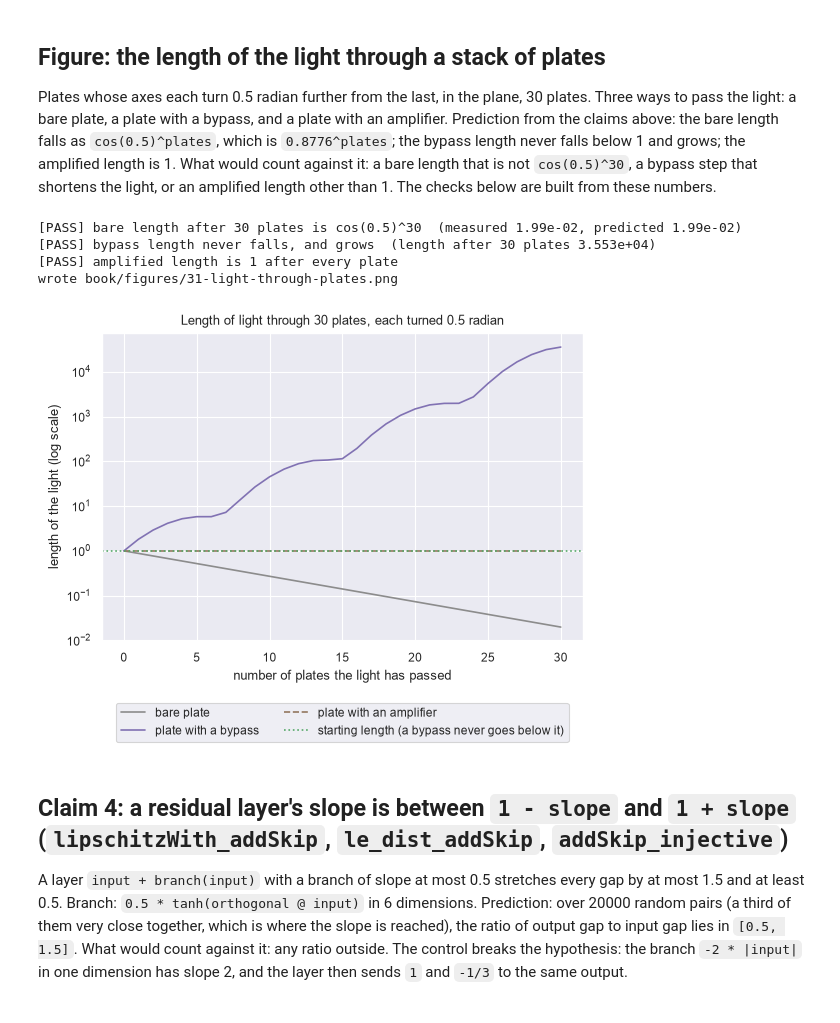
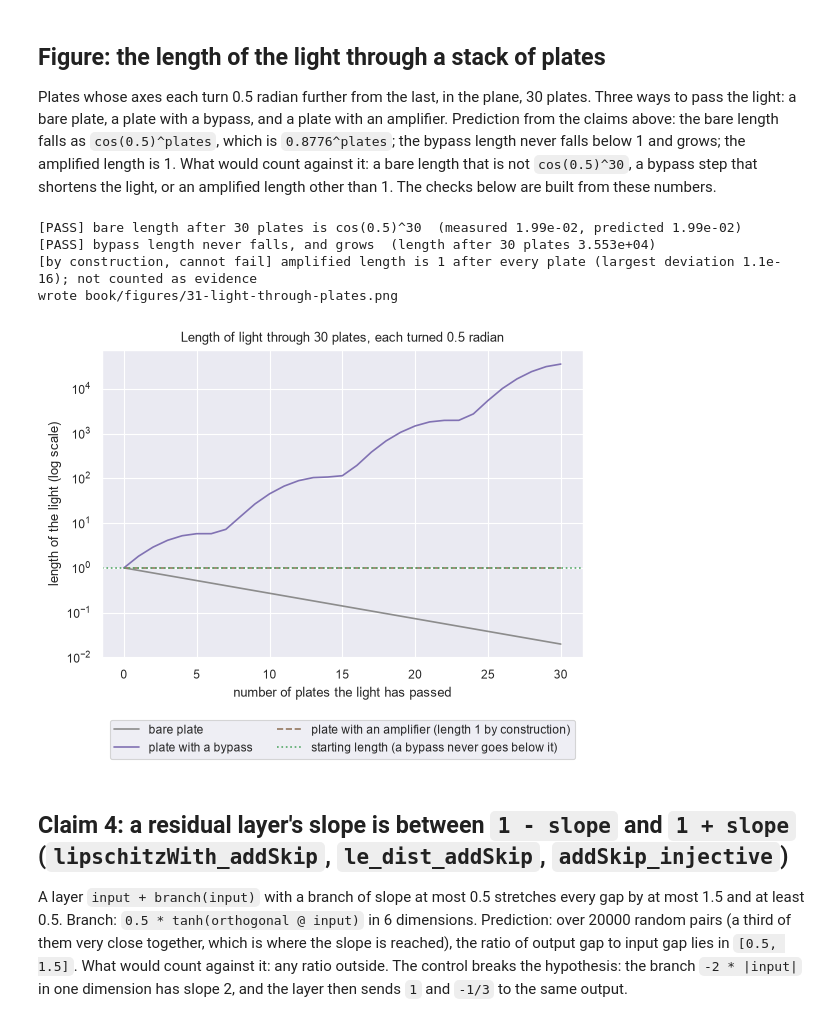
Before and after one commit to Ghost---Shadow/squiggly-line-theorem, a Jupyter notebook: experiments/part5/ch31_skips_and_normalisation.ipynb, the cells around one changed output. Cells and saved outputs as stored; diff of their text form; code cells hidden in the pictures.

```diff
--- a/experiments/part5/ch31_skips_and_normalisation.ipynb
+++ b/experiments/part5/ch31_skips_and_normalisation.ipynb
@@ -170,37 +174,37 @@ light_bare, light_bypass, light_amplified = plate_axes[0], plate_axes[0], plate_
 bypass_never_falls = True
 for axis in plate_axes[1:]:
     light_bare = pass_through_plate(axis, light_bare)
     before = np.linalg.norm(light_bypass)
     light_bypass = pass_through_skip_plate(axis, light_bypass)
     bypass_never_falls = bypass_never_falls and np.linalg.norm(light_bypass) >= before - 1e-12
     light_amplified = renormalize(pass_through_plate(axis, light_amplified))
     for name, current in (("bare", light_bare), ("bypass", light_bypass), ("amplifier", light_amplified)):
         lengths[name].append(np.linalg.norm(current))
 
 report("bare length after 30 plates is cos(0.5)^30", np.isclose(lengths["bare"][-1], np.cos(TURN) ** PLATE_COUNT, rtol=1e-9),
        f"measured {lengths['bare'][-1]:.2e}, predicted {np.cos(TURN) ** PLATE_COUNT:.2e}")
 report("bypass length never falls, and grows", bypass_never_falls and lengths["bypass"][-1] > 1,
        f"length after 30 plates {lengths['bypass'][-1]:.3e}")
-report("amplified length is 1 after every plate", np.allclose(lengths["amplifier"], 1.0))
+print(f"[by construction, cannot fail] amplified length is 1 after every plate (largest deviation {np.abs(np.array(lengths['amplifier']) - 1).max():.1e}); not counted as evidence")
 
 figure, axes_plot = plt.subplots(figsize=(6.2, 4))
 steps = np.arange(PLATE_COUNT + 1)
 axes_plot.semilogy(steps, lengths["bare"], color=BEFORE, label="bare plate")
 axes_plot.semilogy(steps, lengths["bypass"], color=MODEL, label="plate with a bypass")
-axes_plot.semilogy(steps, lengths["amplifier"], color=AMPLIFIER_COLOUR, linestyle="--", label="plate with an amplifier")
+axes_plot.semilogy(steps, lengths["amplifier"], color=AMPLIFIER_COLOUR, linestyle="--", label="plate with an amplifier (length 1 by construction)")
 axes_plot.axhline(1.0, color=BOUND, linestyle=":", label="starting length (a bypass never goes below it)")
 axes_plot.set_xlabel("number of plates the light has passed")
 axes_plot.set_ylabel("length of the light (log scale)")
 axes_plot.set_title("Length of light through 30 plates, each turned 0.5 radian")
 axes_plot.legend(loc="upper center", bbox_to_anchor=(0.5, -0.18), ncol=2)
 save_figure(figure, "31-light-through-plates")
 plt.show()
 # %% [output]
 [PASS] bare length after 30 plates is cos(0.5)^30  (measured 1.99e-02, predicted 1.99e-02)
 [PASS] bypass length never falls, and grows  (length after 30 plates 3.553e+04)
-[PASS] amplified length is 1 after every plate
+[by construction, cannot fail] amplified length is 1 after every plate (largest deviation 1.1e-16); not counted as evidence
 wrote book/figures/31-light-through-plates.png
-[figure, old version]
+[figure, new version]
 # %% [markdown]
 ## Claim 4: a residual layer's slope is between `1 - slope` and `1 + slope` (`lipschitzWith_addSkip`, `le_dist_addSkip`, `addSkip_injective`)
 
```
Also changed, not shown: parts of 4 cells of this notebook, 20 other files.
